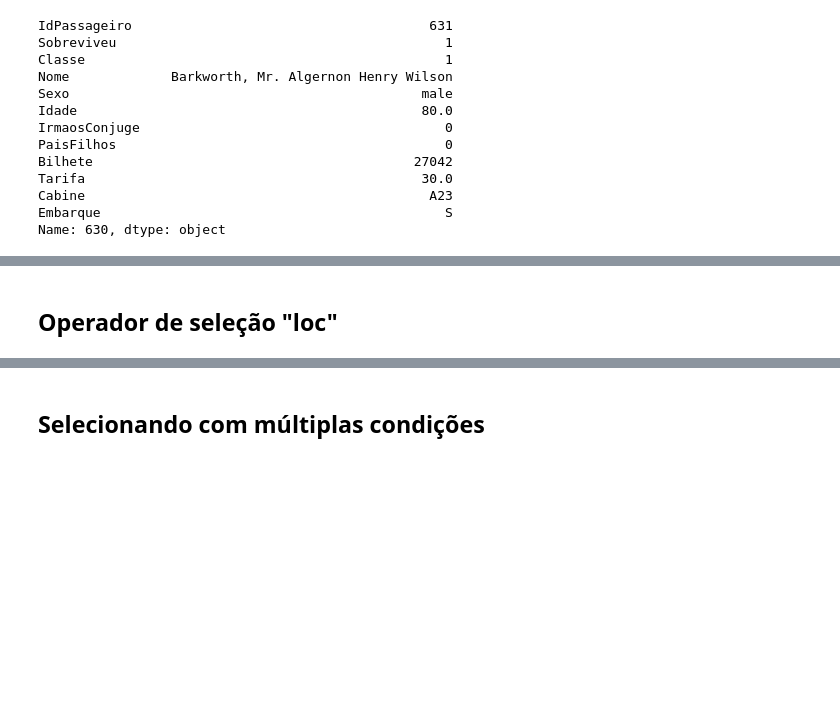
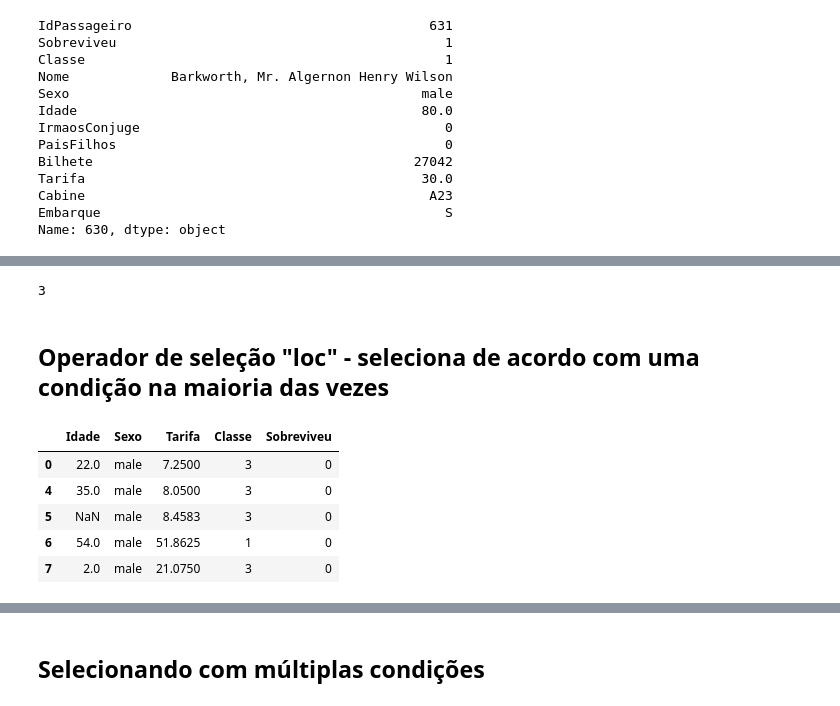
Before and after one commit to lucasabrantes1/studySpace, a Jupyter notebook: Udemy/DataScienceeMachineLearningcomEstatísticaePython/04 - Pandas/Pandas - Vazio.ipynb, the cells around one changed output, grey strips where cells are left out. Cells and saved outputs as stored; diff of their text form; code cells hidden in the pictures; blank space fills up the shorter version.

Commit message:
Selecionando com múltiplas condições

```diff
--- a/Udemy/DataScienceeMachineLearningcomEstatísticaePython/04 - Pandas/Pandas - Vazio.ipynb
+++ b/Udemy/DataScienceeMachineLearningcomEstatísticaePython/04 - Pandas/Pandas - Vazio.ipynb
@@ -267,5 +267,18 @@ data.iloc[:3] #tres primeiros elementos
 | 0 | 1 | 0 | 3 | Braund, Mr. Owen Harris | male | 22.0 | 1 | 0 | A/5 21171 | ... |
 | 1 | 2 | 1 | 1 | Cumings, Mrs. John Bradley (Flore... | female | 38.0 | 1 | 0 | PC 17599 | ... |
 | 2 | 3 | 1 | 3 | Heikkinen, Miss. Laina | female | 26.0 | 0 | 0 | STON/O2. 3101282 | ... |
+# %%
+data['Classe'].iloc[2] #valor da coluna Classe na linha 2
+# %% [output]
+3
 # %% [markdown]
-## Operador de seleção "loc"
+## Operador de seleção "loc" - seleciona de acordo com uma condição na maioria das vezes
+# %%
+data[['Idade','Sexo','Tarifa','Classe','Sobreviveu']].loc[data['Sexo'] == 'male'].head()
+# %% [output]
+|  | Idade | Sexo | Tarifa | Classe | Sobreviveu |
+| 0 | 22.0 | male | 7.2500 | 3 | 0 |
+| 4 | 35.0 | male | 8.0500 | 3 | 0 |
+| 5 | NaN | male | 8.4583 | 3 | 0 |
+| 6 | 54.0 | male | 51.8625 | 1 | 0 |
+| 7 | 2.0 | male | 21.0750 | 3 | 0 |
```
Also changed, not shown: parts of 3 cells of this notebook.
